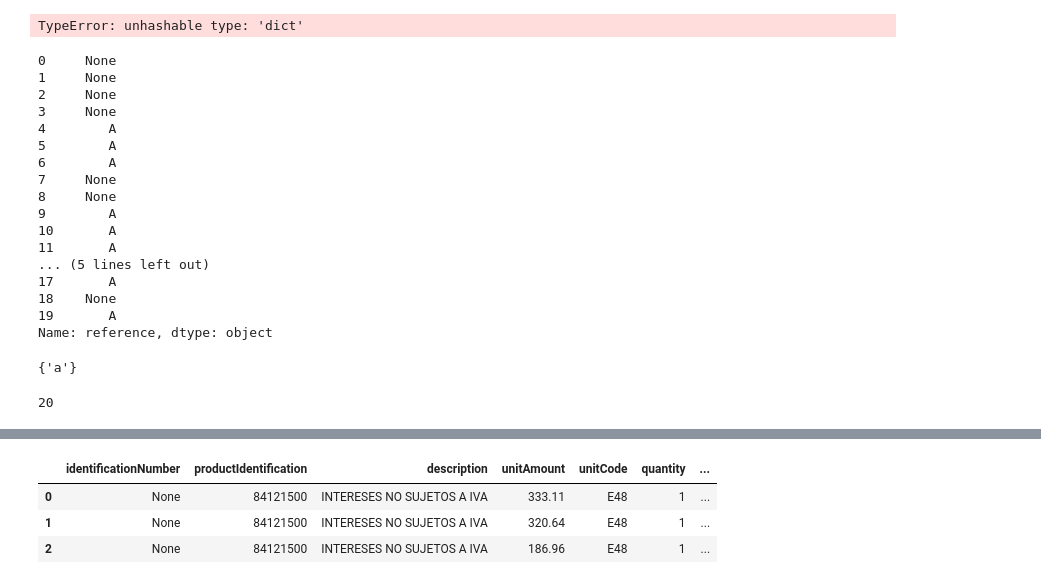
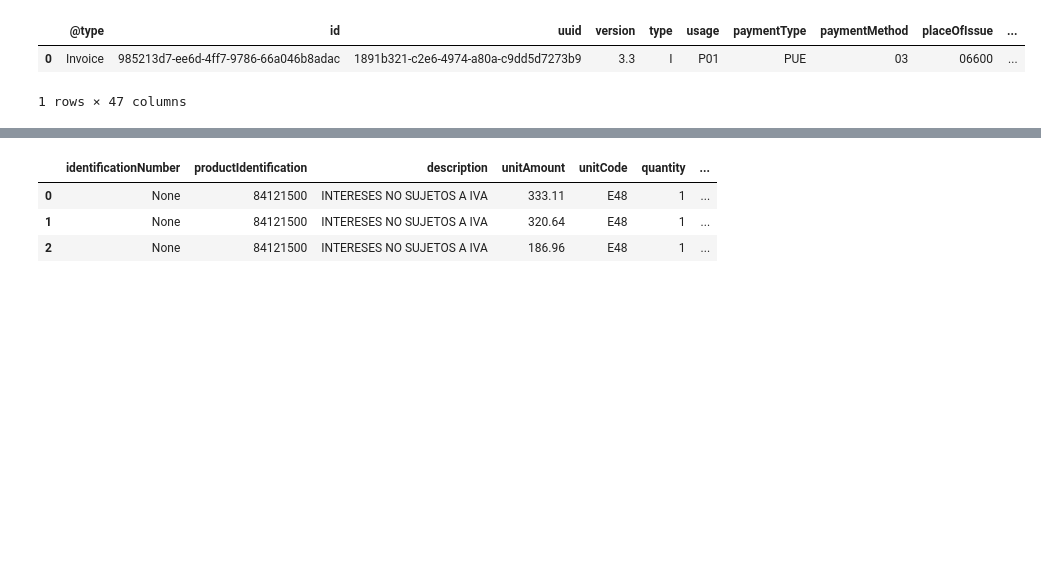
Before and after one commit to KevinEsh/sat-cracker, a Jupyter notebook: test.ipynb, the cells around one changed output, grey strips where cells are left out. Saved outputs shown, nothing was run; the diff lists cells and outputs as text; code cells hidden in the pictures; blank space fills up the shorter version.

```diff
--- a/test.ipynb
+++ b/test.ipynb
@@ -61,7 +55,7 @@ def _parse_arg(value: Union[str, tuple, int, float]) -> str:
         "<": "[lt]",
         ">=": "[gte]",
         ">": "[gt]",
-        "><": "[between]",
+        "between": "[between]",
     }
     if isinstance(value, (tuple, list)):
         if _is_valid_date(value[1]):
@@ -69,7 +63,7 @@ def _parse_arg(value: Union[str, tuple, int, float]) -> str:
             parsed_value = value[1]
         else:
             suffix = logic_map_number[value[0]]
-            parsed_value = f"{value[1]}..{value[2]}" if value[0] == "><" else value[1]
+            parsed_value = f"{value[1]}..{value[2]}" if value[0] == "between" else value[1]
     else:
         suffix = ""
         parsed_value = value
@@ -82,9 +76,8 @@ def _parse_args(**args) -> str:
     return "?" + "&".join(f"{key}{_parse_arg(value)}" for key, value in args.items())
 
 def get_all_credentials(env: str = "prod") -> DataFrame:
-    path_type = "credentials"
     http_request = {
-        "url": f"{API_URLS[env]}/{path_type}",
+        "url": f"{API_URLS[env]}/credentials",
         "headers": {
             "X-API-Key": API_KEYS[env],
         }
@@ -95,9 +88,8 @@ def get_all_credentials(env: str = "prod") -> DataFrame:
 
 
 def get_credential(_id="credentials", env: str = "prod") -> DataFrame:
-    path_type = "credentials"
     http_request = {
-        "url": f"{API_URLS[env]}/{path_type}",
+        "url": f"{API_URLS[env]}/credentialss",
         "headers": {
             "X-API-Key": API_KEYS[env],
         }
@@ -107,15 +99,26 @@ def get_credential(_id="credentials", env: str = "prod") -> DataFrame:
     return DataFrame(parsed_response["hydra:member"])
 
 
-def get_invoices(rfc: str, env: str = "prod", **query_args) -> DataFrame:
+def get_invoices(rfc: str, env: str = "prod", **query_args) -> Union[DataFrame, None]:
+    parsed_query_args = _parse_args(**query_args)
     http_request = {
-        "url": f"{API_URLS[env]}/taxpayers/{rfc}/invoices{_parse_args(**query_args)}",
+        "url": f"{API_URLS[env]}/taxpayers/{rfc}/invoices{parsed_query_args}",
         "headers": {
             "X-API-Key": API_KEYS[env],
         }
     }
     response = get(**http_request)
-    parsed_response = loads(response.text)
+
+    if (response.status_code - 200) >= 100:
+        raise ConnectionError
+
+    parsed_response = response.json()
+
+    if not parsed_response:
+        return None
+    elif parsed_response['hydra:totalItems'] == 0:
+        return None
+
     return DataFrame(parsed_response["hydra:member"]).drop('@id', axis=1)
 
 
@@ -129,13 +132,6 @@ def retrieve_cfdi(invoice_id: str, format: str = "json", env: str = "prod") -> N
     }
     response = get(**http_request)
 
-    if format == "json":
-        with open(f"{invoice_id}.json", "wb") as file:
-            file.write(response.content)
-    elif format == "xml":
-        with open(f"{invoice_id}.xml", "w") as file:
-            file.write(response.text)
-    else: # pdf
-        with open(f"{invoice_id}.pdf", "wb") as file:
-            file.write(response.content)
+    with open(f"{invoice_id}.{format}", "wb") as file:
+        file.write(response.content)
 # %%
@@ -148,39 +141,13 @@ df_invoices = get_invoices(
     rfc="RIGC6106151I7",
     type="I",
     version=3.3,
+    paymentMethod="03",
     issuedAt=(">", "2023-01-19T23:37:41Z"),
-    #tax=("><", 10, 12.1)
+    #tax=("between", 10, 12.1)
     )
-# %%
-unique_dicts = list(set(tuple(d.items()) for d in df_invoices["items"].to_list()[0]))
-unique_dicts = [dict(d) for d in unique_dicts]
-# %% [output]
-TypeError: unhashable type: 'dict'
 # %%
-df_invoices["reference"]
+df_invoices
 # %% [output]
+|  | @type | id | uuid | version | type | usage | paymentType | paymentMethod | placeOfIssue | ... |
+| 0 | Invoice | 985213d7-ee6d-4ff7-9786-66a046b8adac | 1891b321-c2e6-4974-a80a-c9dd5d7273b9 | 3.3 | I | P01 | PUE | 03 | 06600 | ... |
-0     None
-1     None
-2     None
-3     None
-4        A
-5        A
-6        A
-7     None
-8     None
-9        A
-10       A
-11       A
-... (5 lines left out)
-17       A
-18    None
-19       A
-Name: reference, dtype: object
+1 rows × 47 columns
-# %%
-set(tuple({"a": 1}))
-# %% [output]
-{'a'}
-# %%
-df_invoices["items"].to_list().__len__()
-# %% [output]
-20
```
Also changed, not shown: parts of 7 cells of this notebook, 4 other files.
